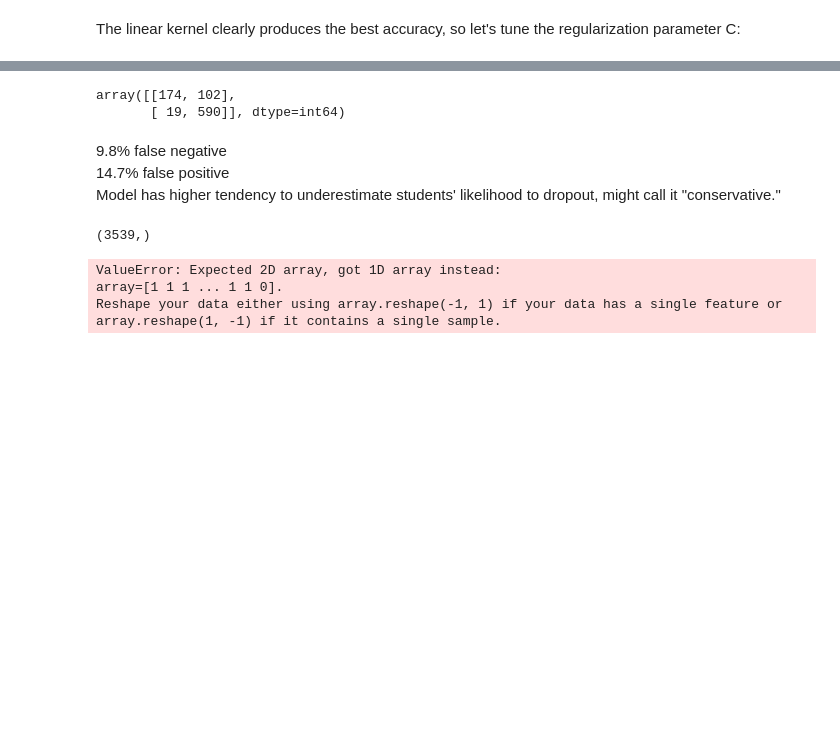
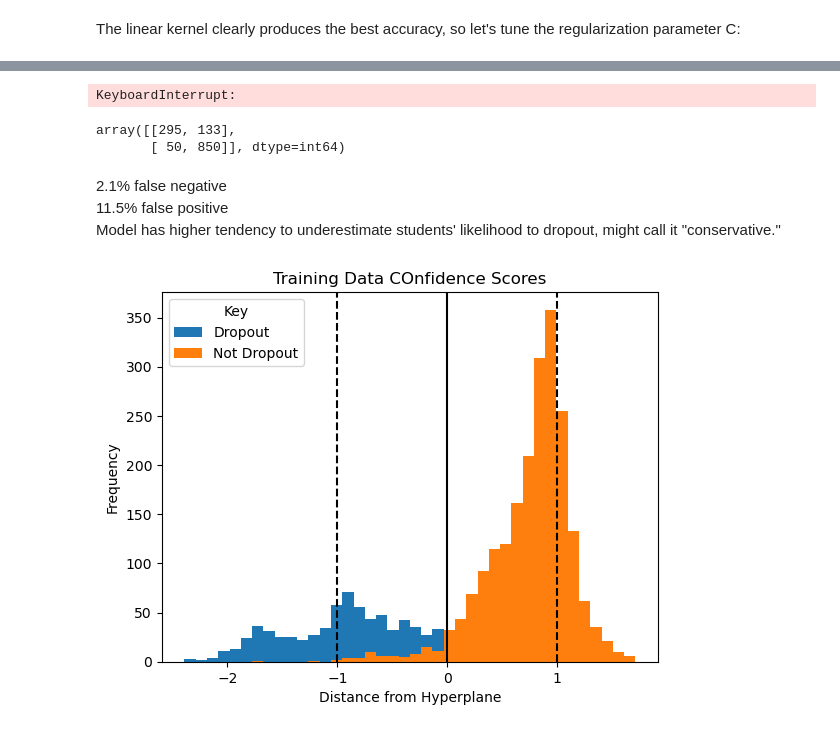
Before and after one commit to aceline0/STA141C_group_project, a Jupyter notebook: SVM.ipynb, the cells around one changed output, grey strips where cells are left out. Saved outputs shown, nothing was run; the diff lists cells and outputs as text; code cells hidden in the pictures; blank space fills up the shorter version.

Commit message:
Update SVM.ipynb
Added cross validation (WIP)

```diff
--- a/SVM.ipynb
+++ b/SVM.ipynb
@@ -13,12 +16,6 @@ df = pd.read_table("Datasets/schooldropout.csv", sep=';')
 df['Target'].replace(['Dropout', 'Graduate', 'Enrolled'], [0, 1, 1], inplace=True)
 
 #split into train and test sets
-train, test = train_test_split(df, test_size=0.2)
-
-#split into x and y arrays
-trainX = train.drop('Target', axis=1)
-trainY = train['Target']
-
-testX = np.asarray(test.drop('Target', axis=1))
-testY = np.asarray(test['Target'])
+trainX, testX, trainY, testY = train_test_split(df.drop('Target', axis=1),
+                                                df['Target'], test_size=0.3, random_state=0)
 # %%
@@ -78,27 +142,30 @@ Let's look at the model.
+# %%
+cv_result = []
+
+for c in [1, 10, 30, 60, 100]:
+    cv_result.append(cross_validation(c))
+# %% [output]
+KeyboardInterrupt:
 # %%
 #confusion matrix
-confusion_matrix(testY, svm1.predict(testX))
+confusion_matrix(testY, model.predict(testX))
 # %% [output]
-array([[174, 102],
-       [ 19, 590]], dtype=int64)
+array([[295, 133],
+       [ 50, 850]], dtype=int64)
 # %% [markdown]
-9.8% false negative<br>
-14.7% false positive<br>
+2.1% false negative<br>
+11.5% false positive<br>
 Model has higher tendency to underestimate students' likelihood to dropout, might call it "conservative."
-# %%
-trainY = np.asarray(trainY)
-trainY.reshape(1,-1)
-np.shape(trainY)
-# %% [output]
-(3539,)
-# %%
-#plot confidence scores of training data
-trainY = np.asarray(trainY)
-trainY.reshape(-1,1)
-trainConfidence = pd.DataFrame(data=[trainY, svm1.decision_function(trainY)], columns=['Labels', 'Dist'])
-trainConfidence.pivot(columns='Labels', values='Dist').plot.hist()
-plt.show()
-# %% [output]
-ValueError: Expected 2D array, got 1D array instead:
-array=[1 1 1 ... 1 1 0].
-Reshape your data either using array.reshape(-1, 1) if your data has a single feature or array.reshape(1, -1) if it contains a single sample.
+# %%
+#plot confidence scores of training data
+trainConfidence = pd.DataFrame(data={'Key': trainY.replace([0,1],['Dropout', 'Not Dropout']),
+                                     'Dist': model.decision_function(trainX)})
+trainConfidence.pivot(columns='Key', values='Dist').plot.hist(bins=40)
+plt.axvline(x=-1, color='k', linestyle='--')
+plt.axvline(x=1, color='k', linestyle='--')
+plt.axvline(x=0, color='k')
+plt.xlabel('Distance from Hyperplane')
+plt.title('Training Data Confidence Scores')
+plt.show()
+# %% [output]
+[figure, added]
```
Also changed, not shown: parts of 9 cells of this notebook.
